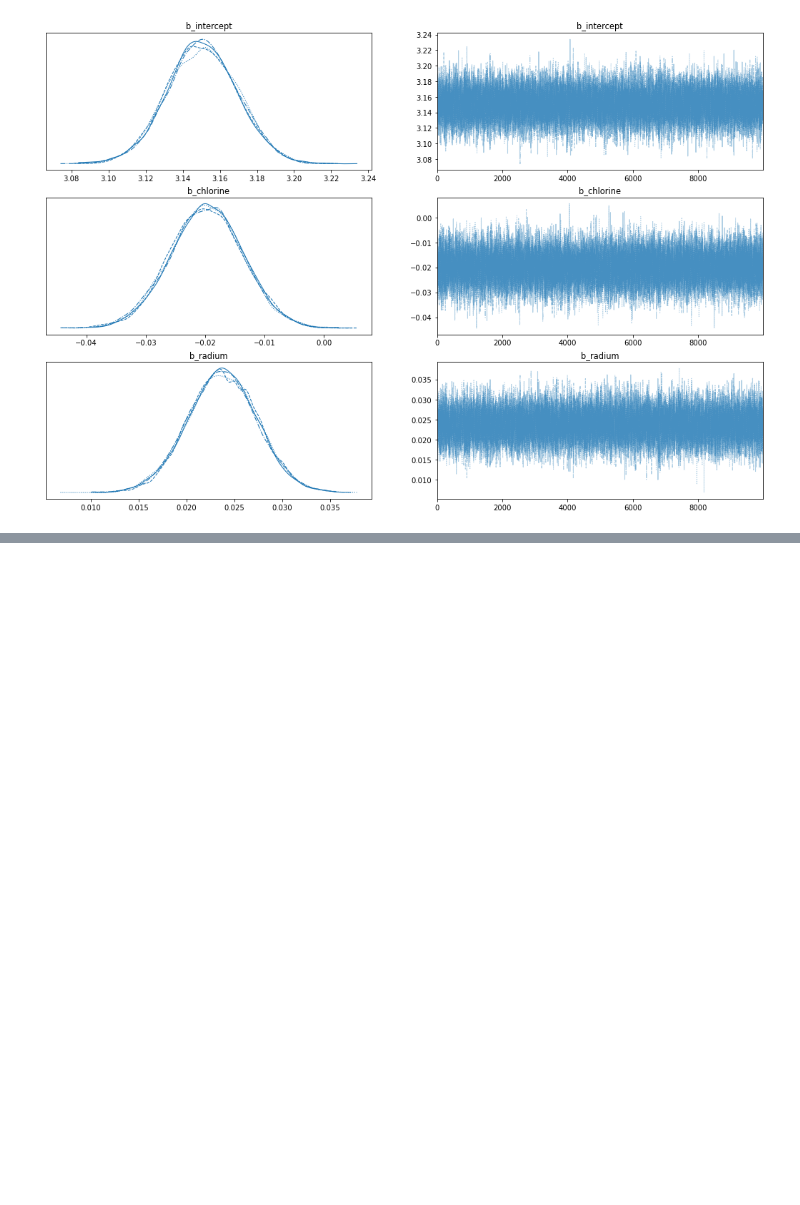
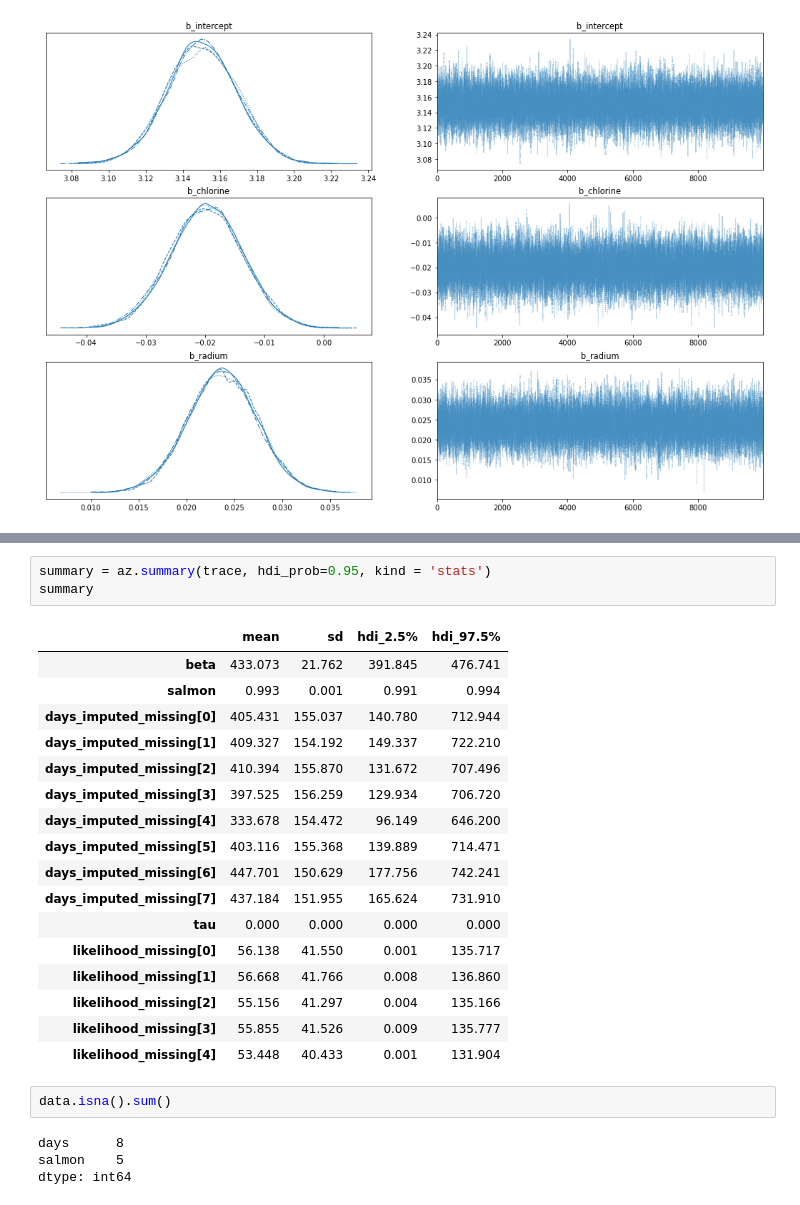
Before and after one commit to sam-tritto/bayesian-regressions, a Jupyter notebook: Bayesian Regression.ipynb, the cells around one changed output, grey strips where cells are left out. Cells and saved outputs as stored; diff of their text form; blank space fills up the shorter version.

```diff
--- a/Bayesian Regression.ipynb
+++ b/Bayesian Regression.ipynb
@@ -370,0 +459,27 @@ pm.model_to_graphviz(m)
+# %%
+summary = az.summary(trace, hdi_prob=0.95, kind = 'stats')
+summary
+# %% [output]
+|  | mean | sd | hdi_2.5% | hdi_97.5% |
+| beta | 433.073 | 21.762 | 391.845 | 476.741 |
+| salmon | 0.993 | 0.001 | 0.991 | 0.994 |
+| days_imputed_missing[0] | 405.431 | 155.037 | 140.780 | 712.944 |
+| days_imputed_missing[1] | 409.327 | 154.192 | 149.337 | 722.210 |
+| days_imputed_missing[2] | 410.394 | 155.870 | 131.672 | 707.496 |
+| days_imputed_missing[3] | 397.525 | 156.259 | 129.934 | 706.720 |
+| days_imputed_missing[4] | 333.678 | 154.472 | 96.149 | 646.200 |
+| days_imputed_missing[5] | 403.116 | 155.368 | 139.889 | 714.471 |
+| days_imputed_missing[6] | 447.701 | 150.629 | 177.756 | 742.241 |
+| days_imputed_missing[7] | 437.184 | 151.955 | 165.624 | 731.910 |
+| tau | 0.000 | 0.000 | 0.000 | 0.000 |
+| likelihood_missing[0] | 56.138 | 41.550 | 0.001 | 135.717 |
+| likelihood_missing[1] | 56.668 | 41.766 | 0.008 | 136.860 |
+| likelihood_missing[2] | 55.156 | 41.297 | 0.004 | 135.166 |
+| likelihood_missing[3] | 55.855 | 41.526 | 0.009 | 135.777 |
+| likelihood_missing[4] | 53.448 | 40.433 | 0.001 | 131.904 |
+# %%
+data.isna().sum()
+# %% [output]
+days      8
+salmon    5
+dtype: int64
```
Also changed, not shown: parts of 19 cells of this notebook.
